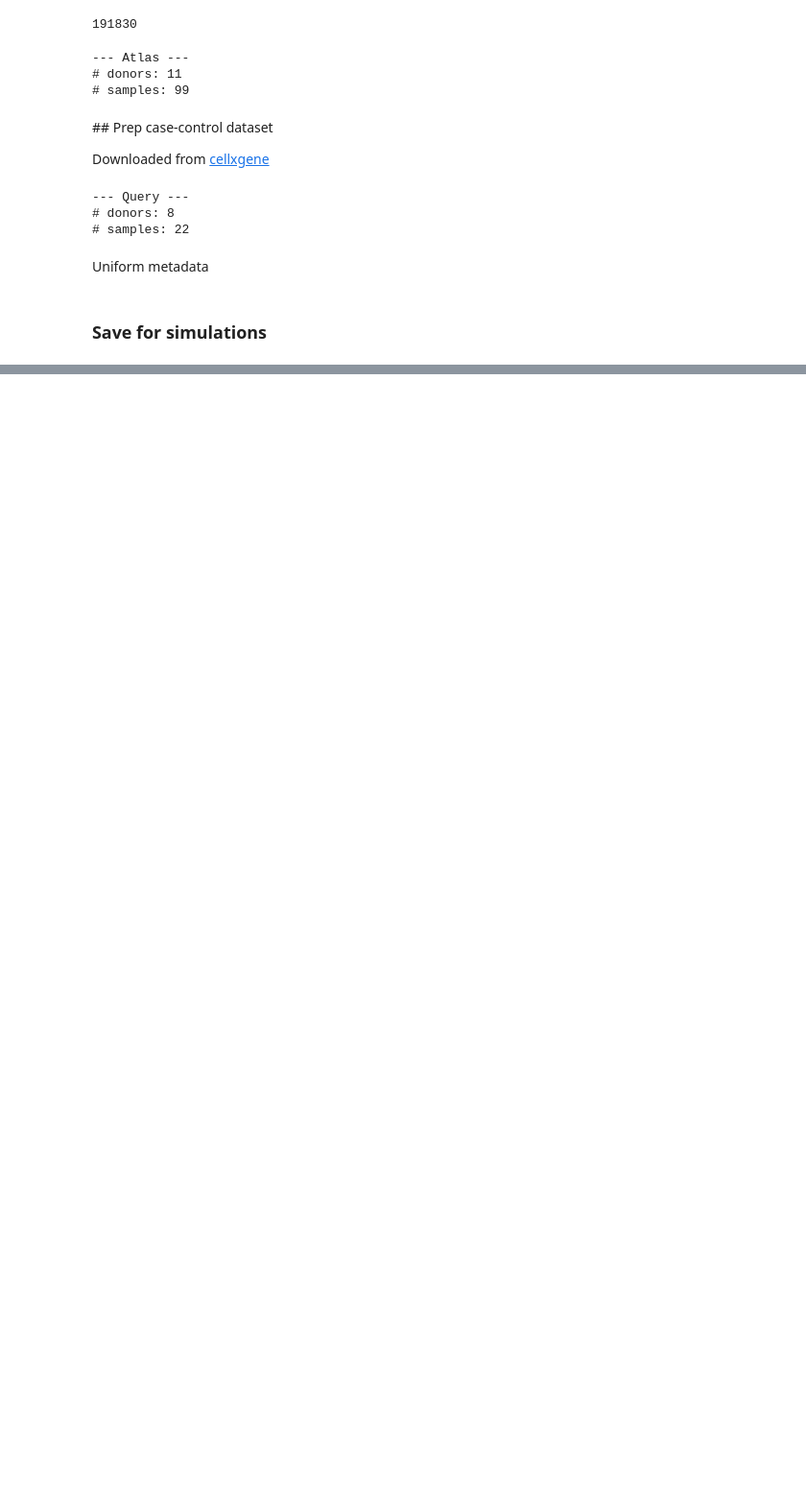
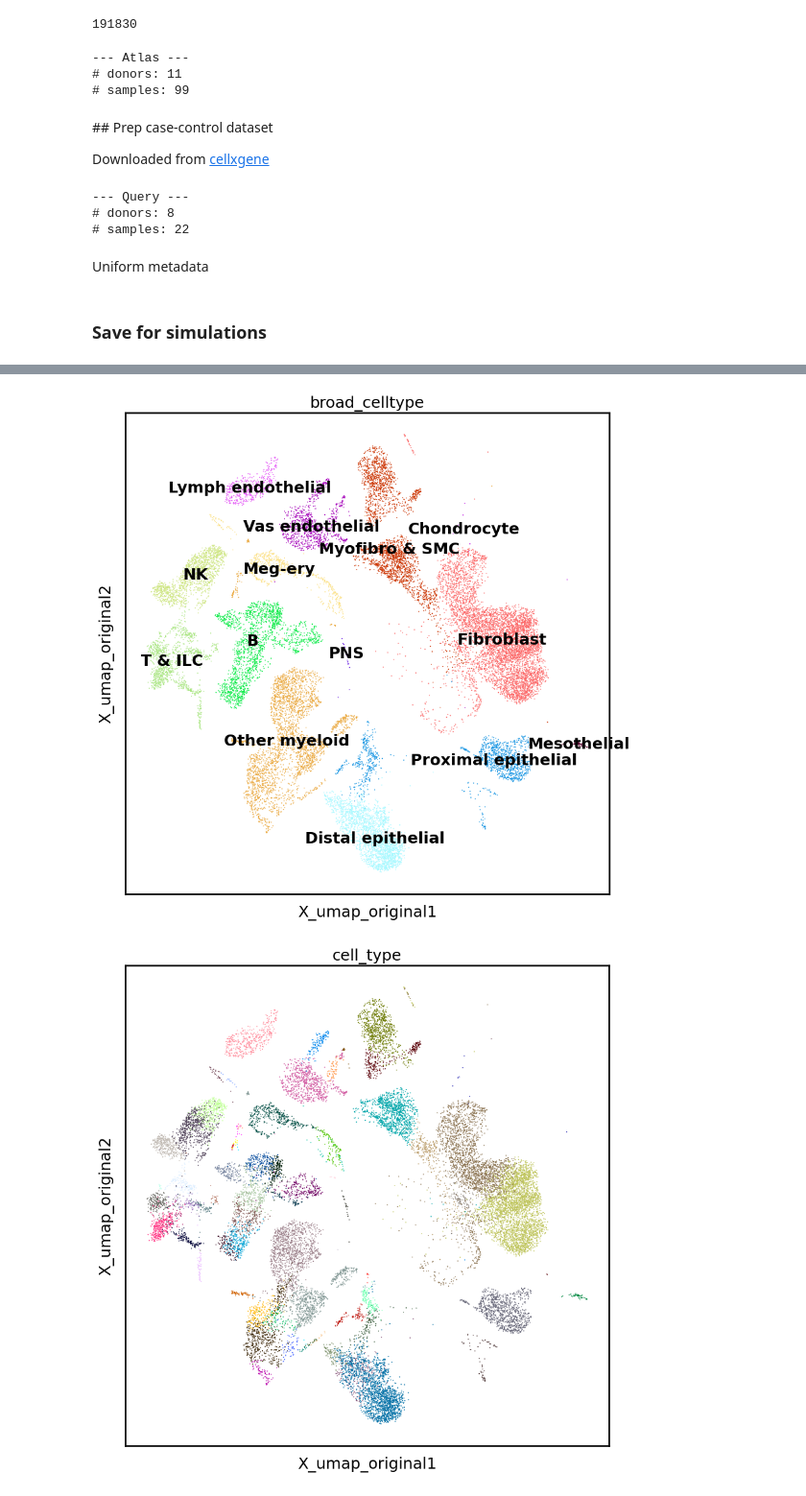
Before and after one commit to MarioniLab/oor_design_reproducibility, a Jupyter notebook: src/_misc/imperfect_atlas/fetal_immune.ipynb, the cells around one changed output, grey strips where cells are left out. Shown at 96% size. Saved outputs shown, nothing was run; the diff lists cells and outputs as text; code cells hidden in the pictures; blank space fills up the shorter version.

```diff
--- a/src/_misc/imperfect_atlas/fetal_immune.ipynb
+++ b/src/_misc/imperfect_atlas/fetal_immune.ipynb
@@ -200,0 +201,2 @@ adata_query.write_h5ad('/lustre/scratch117/cellgen/team205/ed6/OOR_benchmark_fet
+# %%
+adata_query.obs['sample_id'] = adata_query.obs['donor'].astype("str") + "_" + adata_query.obs['method'].astype('str')
@@ -200,0 +218,8 @@ adata_query.write_h5ad('/lustre/scratch117/cellgen/team205/ed6/OOR_benchmark_fet
+# %%
+with plt.rc_context({'figure.figsize':[10,10]}):
+    sc.pl.embedding(adata_query, 'X_umap_original', color='broad_celltype', legend_loc='on data')
+    sc.pl.embedding(adata_query, 'X_umap_original', color='cell_type', legend_loc='none')
+    sc.pl.embedding(adata_query, 'X_umap_original', color='new_celltype', legend_loc='none')
+# %% [output]
+[figure, added]
+[figure, added]
```
Also changed, not shown: parts of 18 cells of this notebook, 1 other file.
